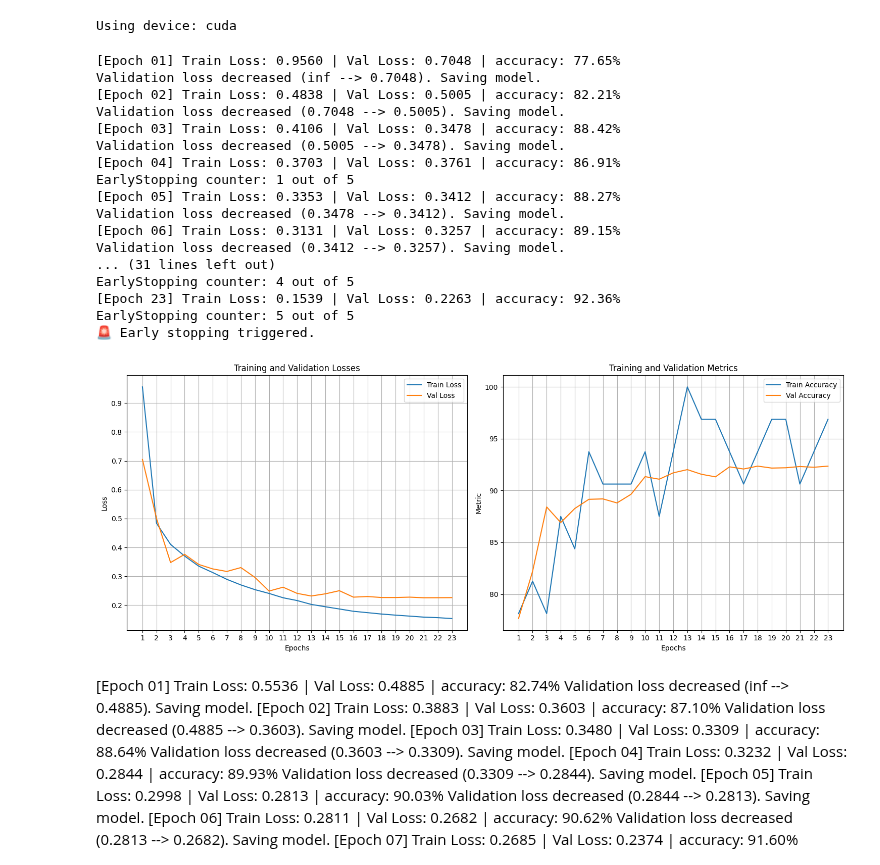
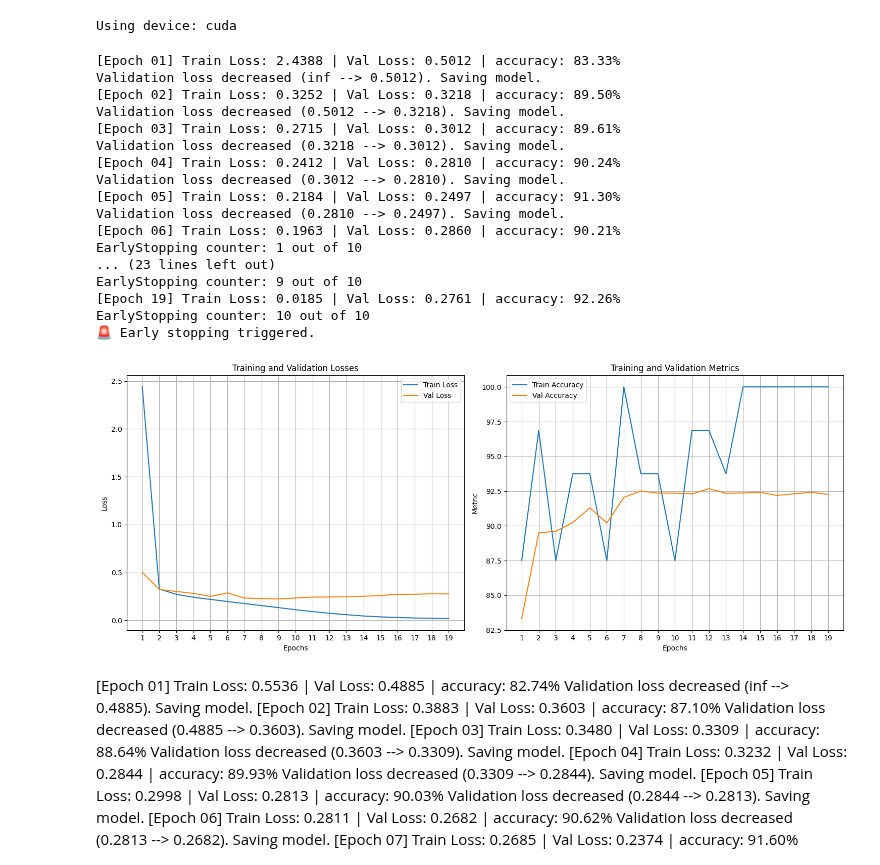
Before and after one commit to FutureGoose/OctaCycleCNN, a Jupyter notebook: exercises/w4/lek_functions_mnist.ipynb, the cells around one changed output. Saved outputs shown, nothing was run; the diff lists cells and outputs as text; code cells hidden in the pictures.

Commit message:
train

```diff
--- a/exercises/w4/lek_functions_mnist.ipynb
+++ b/exercises/w4/lek_functions_mnist.ipynb
@@ -50,8 +50,8 @@ import sys
 from pathlib import Path
 
 
-# sys.path.append(str(utils_dir))
-utils_dir = Path('/home/goose/projects/deeplearning/utils')
+#utils_dir = Path('/home/goose/projects/deeplearning/utils')
+utils_dir = Path('/home/gustaf/projects/deeplearning/utils')
 sys.path.append(str(utils_dir))
 from metrics import precision, recall, f1_score
 from trainer import ModelTrainer
@@ -80,14 +80,10 @@ class Net(nn.Module):
         # fully connected layers
         self.flatten = nn.Flatten()
         self.fc = nn.Linear(flattened_size, 2048)
-        self.fc2 = nn.Linear(2048, 2048)
-        self.fc3 = nn.Linear(2048, 1024)
-        self.fc4 = nn.Linear(1024, 512)
-        self.fc5 = nn.Linear(512, 256)
-        self.fc6 = nn.Linear(256, output_size)
+        self.fc2 = nn.Linear(2048, output_size)
 
         self.relu = nn.ReLU()
-        self.dropout = nn.Dropout(0.3)  # regularization
+        self.dropout = nn.Dropout(0.3)
         self.dropout2 = nn.Dropout(0.5)
 
     def forward(self, x):
@@ -98,65 +94,68 @@ class Net(nn.Module):
         # conv3 + batch norm + pooling
         x = self.pool(self.bn3(self.relu(self.conv3(x))))
 
+        # print(x.size(), '\n')
+        # print(x, '\n' * 2)
+
+
         # flatten and fully connected layer
         x = self.flatten(x)
+
+        # print(x.size(), '\n')
+        # print(x)
+
         x = self.fc(self.relu(x))
         x = self.dropout2(x)
-        x = self.fc2(self.relu(x))
-        x = self.dropout(x)
-        x = self.fc3(self.relu(x))
-        x = self.dropout(x)
-        x = self.fc4(self.relu(x))
-        x = self.dropout(x)
-        x = self.fc5(x)
+        x = self.fc2(x)
+
         return x
 
 # initialize model
 model = Net(input_size=28*28, output_size=10)
 # initialize optimizer
-optimizer = Adadelta(model.parameters(), lr=1, weight_decay=0.01)
+optimizer = Adadelta(model.parameters(), lr=1, weight_decay=0.002)
 # initialize scheduler
 scheduler = StepLR(optimizer, step_size=1, gamma=0.8)
 
 # initialize trainer
 trainer = ModelTrainer(
     model=model,
     device=device,
     loss_fn=nn.CrossEntropyLoss(),
     optimizer=optimizer,
     scheduler=scheduler,
     batch_size=64,
     verbose=True,
-    early_stopping_patience=5,
+    early_stopping_patience=10,
     early_stopping_delta=0.001,
     metrics=[ModelTrainer.accuracy]
 )
 
 # train model
 trained_model = trainer.train(
     training_set=trainset,
     val_set=valset,
     num_epochs=100
 )
 # %% [output]
-[Epoch 01] Train Loss: 0.9560 | Val Loss: 0.7048 | accuracy: 77.65%
-Validation loss decreased (inf --> 0.7048). Saving model.
-[Epoch 02] Train Loss: 0.4838 | Val Loss: 0.5005 | accuracy: 82.21%
-Validation loss decreased (0.7048 --> 0.5005). Saving model.
-[Epoch 03] Train Loss: 0.4106 | Val Loss: 0.3478 | accuracy: 88.42%
-Validation loss decreased (0.5005 --> 0.3478). Saving model.
-[Epoch 04] Train Loss: 0.3703 | Val Loss: 0.3761 | accuracy: 86.91%
-EarlyStopping counter: 1 out of 5
-[Epoch 05] Train Loss: 0.3353 | Val Loss: 0.3412 | accuracy: 88.27%
-Validation loss decreased (0.3478 --> 0.3412). Saving model.
-[Epoch 06] Train Loss: 0.3131 | Val Loss: 0.3257 | accuracy: 89.15%
-Validation loss decreased (0.3412 --> 0.3257). Saving model.
-... (31 lines left out)
-EarlyStopping counter: 4 out of 5
-[Epoch 23] Train Loss: 0.1539 | Val Loss: 0.2263 | accuracy: 92.36%
-EarlyStopping counter: 5 out of 5
+[Epoch 01] Train Loss: 2.4388 | Val Loss: 0.5012 | accuracy: 83.33%
+Validation loss decreased (inf --> 0.5012). Saving model.
+[Epoch 02] Train Loss: 0.3252 | Val Loss: 0.3218 | accuracy: 89.50%
+Validation loss decreased (0.5012 --> 0.3218). Saving model.
+[Epoch 03] Train Loss: 0.2715 | Val Loss: 0.3012 | accuracy: 89.61%
+Validation loss decreased (0.3218 --> 0.3012). Saving model.
+[Epoch 04] Train Loss: 0.2412 | Val Loss: 0.2810 | accuracy: 90.24%
+Validation loss decreased (0.3012 --> 0.2810). Saving model.
+[Epoch 05] Train Loss: 0.2184 | Val Loss: 0.2497 | accuracy: 91.30%
+Validation loss decreased (0.2810 --> 0.2497). Saving model.
+[Epoch 06] Train Loss: 0.1963 | Val Loss: 0.2860 | accuracy: 90.21%
+EarlyStopping counter: 1 out of 10
+... (23 lines left out)
+EarlyStopping counter: 9 out of 10
+[Epoch 19] Train Loss: 0.0185 | Val Loss: 0.2761 | accuracy: 92.26%
+EarlyStopping counter: 10 out of 10
 🚨 Early stopping triggered.
-[figure, old version]
+[figure, new version]
 # %% [markdown]
 [Epoch 01] Train Loss: 0.5536 | Val Loss: 0.4885 | accuracy: 82.74%
 Validation loss decreased (inf --> 0.4885). Saving model.
```
Also changed, not shown: 2 other files.
